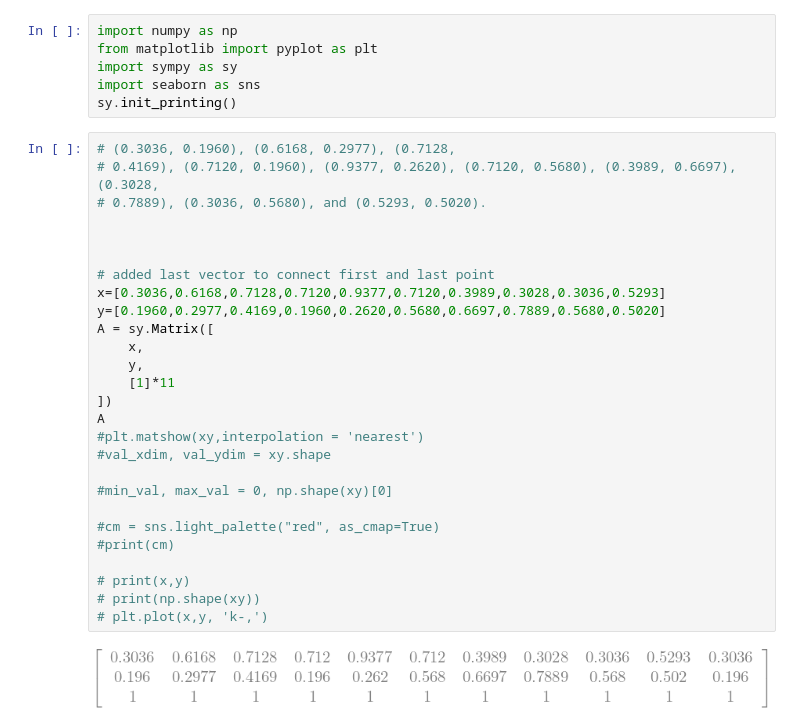
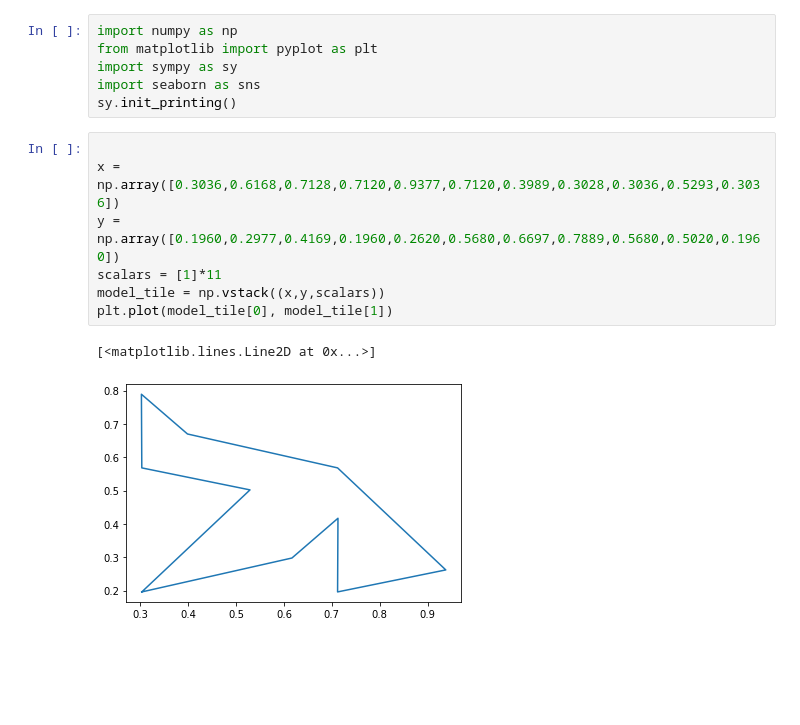
Before and after one commit to qherm/math425-final-project, a Jupyter notebook: Untitled.ipynb, the cells around one changed output. Drawn from its saved outputs; the diff is of its cells as text; blank space fills up the shorter version.

Commit message:
part 1: all but second tile working

```diff
--- a/Untitled.ipynb
+++ b/Untitled.ipynb
@@ -5,31 +5,12 @@ import sympy as sy
 import seaborn as sns
 sy.init_printing()
 # %%
-# (0.3036, 0.1960), (0.6168, 0.2977), (0.7128,
-# 0.4169), (0.7120, 0.1960), (0.9377, 0.2620), (0.7120, 0.5680), (0.3989, 0.6697), (0.3028,
-# 0.7889), (0.3036, 0.5680), and (0.5293, 0.5020).
 
-
-
-# added last vector to connect first and last point
-x=[0.3036,0.6168,0.7128,0.7120,0.9377,0.7120,0.3989,0.3028,0.3036,0.5293]
-y=[0.1960,0.2977,0.4169,0.1960,0.2620,0.5680,0.6697,0.7889,0.5680,0.5020]
-A = sy.Matrix([
-    x,
-    y,
-    [1]*11
-])
-A
-#plt.matshow(xy,interpolation = 'nearest')
-#val_xdim, val_ydim = xy.shape
-
-#min_val, max_val = 0, np.shape(xy)[0]
-
-#cm = sns.light_palette("red", as_cmap=True)
-#print(cm)
-
-# print(x,y)
-# print(np.shape(xy))
-# plt.plot(x,y, 'k-,')
+x = np.array([0.3036,0.6168,0.7128,0.7120,0.9377,0.7120,0.3989,0.3028,0.3036,0.5293,0.3036])
+y = np.array([0.1960,0.2977,0.4169,0.1960,0.2620,0.5680,0.6697,0.7889,0.5680,0.5020,0.1960])
+scalars = [1]*11
+model_tile = np.vstack((x,y,scalars))
+plt.plot(model_tile[0], model_tile[1])
 # %% [output]
+[<matplotlib.lines.Line2D at 0x...>]
-[figure, old version]
+[figure, new version]
```
Also changed, not shown: parts of 6 cells of this notebook, 1 other file.
